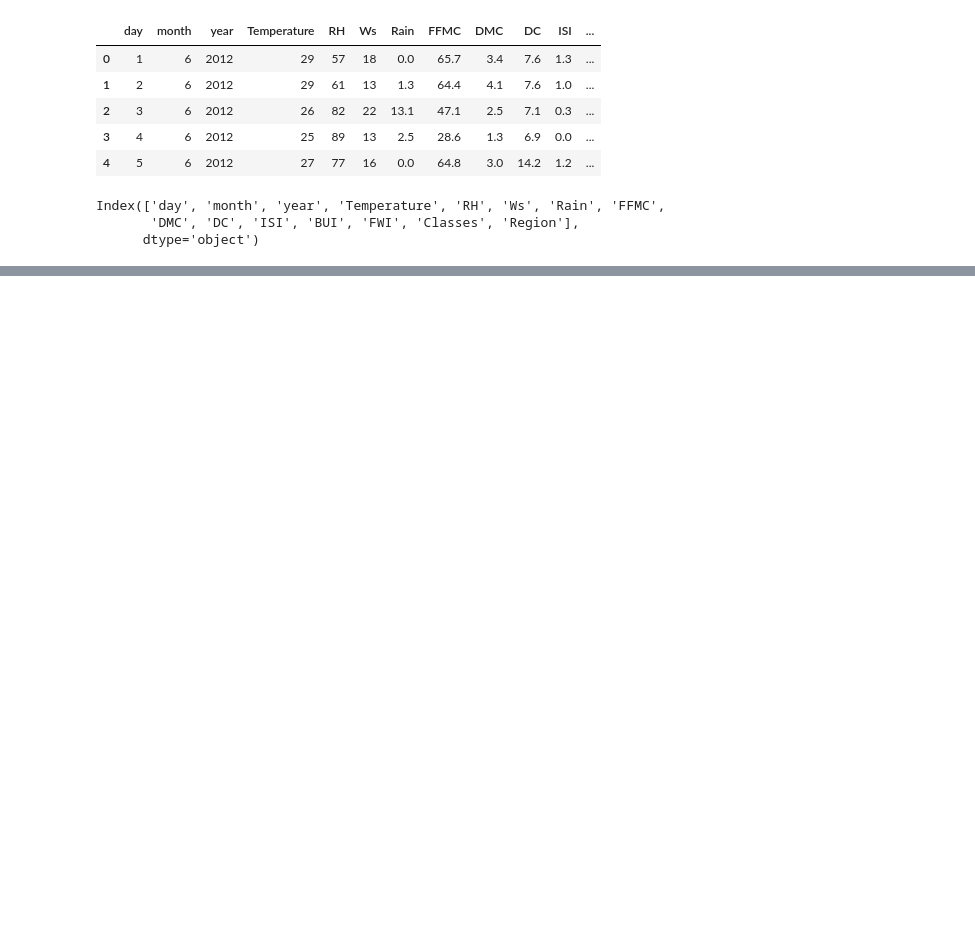
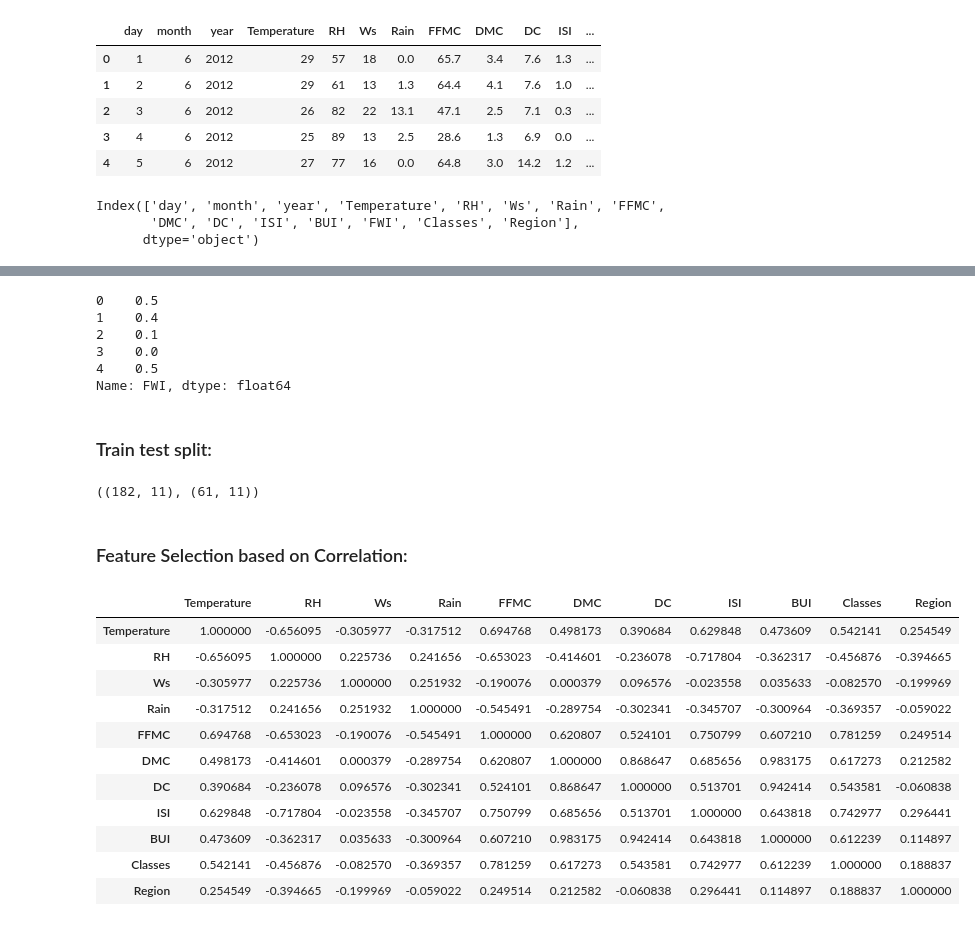
Before and after one commit to ganeshbgunjal/Projects, a Jupyter notebook: 1 Basic Linear Regression Project/2 Model Training.ipynb, the cells around one changed output, grey strips where cells are left out. Cells and saved outputs as stored; diff of their text form; code cells hidden in the pictures; blank space fills up the shorter version.

```diff
--- a/1 Basic Linear Regression Project/2 Model Training.ipynb
+++ b/1 Basic Linear Regression Project/2 Model Training.ipynb
@@ -23,0 +90,11 @@ Index(['day', 'month', 'year', 'Temperature', 'RH', 'Ws', 'Rain', 'FFMC',
+# %%
+y.head()
+# %% [output]
+0    0.5
+1    0.4
+2    0.1
+3    0.0
+4    0.5
+Name: FWI, dtype: float64
+# %% [markdown]
+### Train test split:
@@ -23,0 +105,21 @@ Index(['day', 'month', 'year', 'Temperature', 'RH', 'Ws', 'Rain', 'FFMC',
+# %%
+X_train.shape, X_test.shape
+# %% [output]
+((182, 11), (61, 11))
+# %% [markdown]
+### Feature Selection based on Correlation:
+# %%
+X_train.corr()
+# %% [output]
+|  | Temperature | RH | Ws | Rain | FFMC | DMC | DC | ISI | BUI | Classes | Region |
+| Temperature | 1.000000 | -0.656095 | -0.305977 | -0.317512 | 0.694768 | 0.498173 | 0.390684 | 0.629848 | 0.473609 | 0.542141 | 0.254549 |
+| RH | -0.656095 | 1.000000 | 0.225736 | 0.241656 | -0.653023 | -0.414601 | -0.236078 | -0.717804 | -0.362317 | -0.456876 | -0.394665 |
+| Ws | -0.305977 | 0.225736 | 1.000000 | 0.251932 | -0.190076 | 0.000379 | 0.096576 | -0.023558 | 0.035633 | -0.082570 | -0.199969 |
+| Rain | -0.317512 | 0.241656 | 0.251932 | 1.000000 | -0.545491 | -0.289754 | -0.302341 | -0.345707 | -0.300964 | -0.369357 | -0.059022 |
+| FFMC | 0.694768 | -0.653023 | -0.190076 | -0.545491 | 1.000000 | 0.620807 | 0.524101 | 0.750799 | 0.607210 | 0.781259 | 0.249514 |
+| DMC | 0.498173 | -0.414601 | 0.000379 | -0.289754 | 0.620807 | 1.000000 | 0.868647 | 0.685656 | 0.983175 | 0.617273 | 0.212582 |
+| DC | 0.390684 | -0.236078 | 0.096576 | -0.302341 | 0.524101 | 0.868647 | 1.000000 | 0.513701 | 0.942414 | 0.543581 | -0.060838 |
+| ISI | 0.629848 | -0.717804 | -0.023558 | -0.345707 | 0.750799 | 0.685656 | 0.513701 | 1.000000 | 0.643818 | 0.742977 | 0.296441 |
+| BUI | 0.473609 | -0.362317 | 0.035633 | -0.300964 | 0.607210 | 0.983175 | 0.942414 | 0.643818 | 1.000000 | 0.612239 | 0.114897 |
+| Classes | 0.542141 | -0.456876 | -0.082570 | -0.369357 | 0.781259 | 0.617273 | 0.543581 | 0.742977 | 0.612239 | 1.000000 | 0.188837 |
+| Region | 0.254549 | -0.394665 | -0.199969 | -0.059022 | 0.249514 | 0.212582 | -0.060838 | 0.296441 | 0.114897 | 0.188837 | 1.000000 |
```
Also changed, not shown: parts of 20 cells of this notebook.
